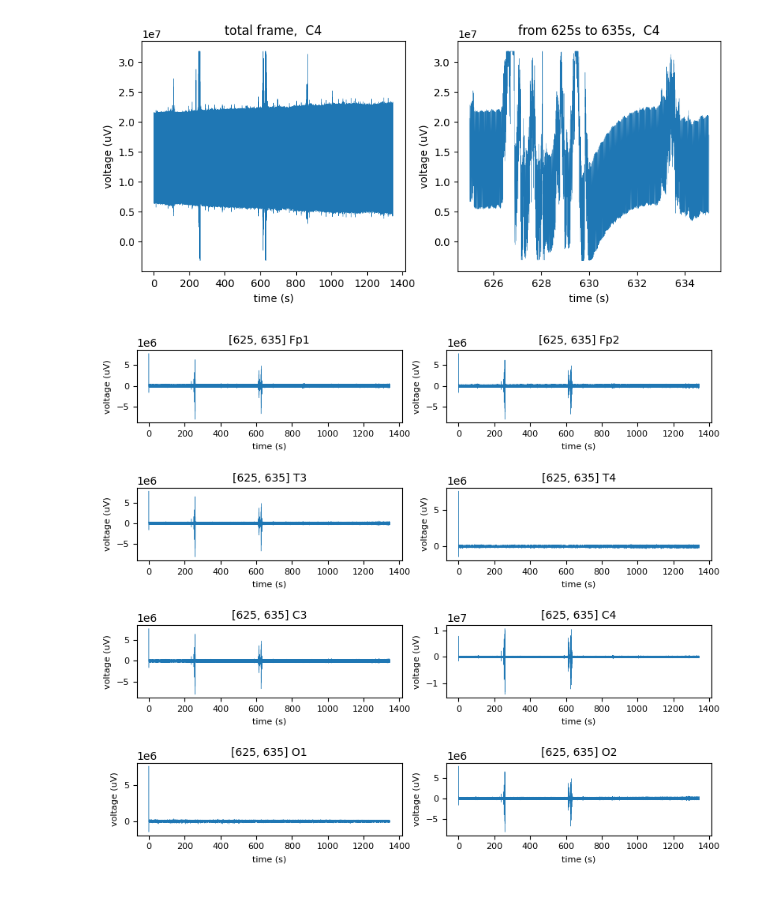
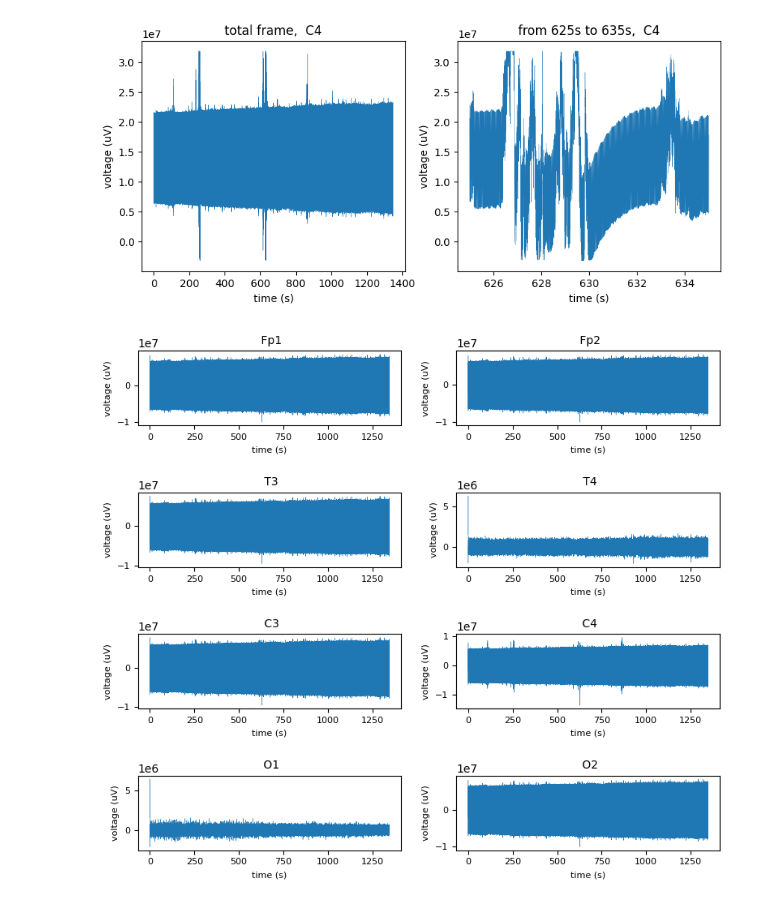
Before and after one commit to jpowell24/learningML, a Jupyter notebook: Python_exercises/EEG-MUSIC-example.ipynb, the cells around one changed output. Saved outputs shown, nothing was run; the diff lists cells and outputs as text; code cells hidden in the pictures.

```diff
--- a/Python_exercises/EEG-MUSIC-example.ipynb
+++ b/Python_exercises/EEG-MUSIC-example.ipynb
@@ -129,15 +129,15 @@ plot_signal(signals[signal_num], signal_headers[signal_num], [start_time, stop_t
 # %%
 filtered_signals = np.zeros((len(signals), len(signals[0])));
 
 bandpass = signal.butter(1, [2, 5], 'bandpass', fs=1024, output='sos');
 
 for i in range(0, len(signals), 1):
     filtered_signals[i] = signal.sosfilt(bandpass, signals[i]);
 
 # Plotting to compare filtered and unfiltered data
-plot_all_signal(filtered_signals, signal_headers, [start_time, stop_time])
+plot_all_signal(filtered_signals, signal_headers)
 # %% [output]
-[figure, old version]
+[figure, new version]
 # %%
 from scipy.fft import fft, ifft, fftfreq
 from scipy.stats import skew, kurtosis
```
Also changed, not shown: parts of 3 cells of this notebook.
